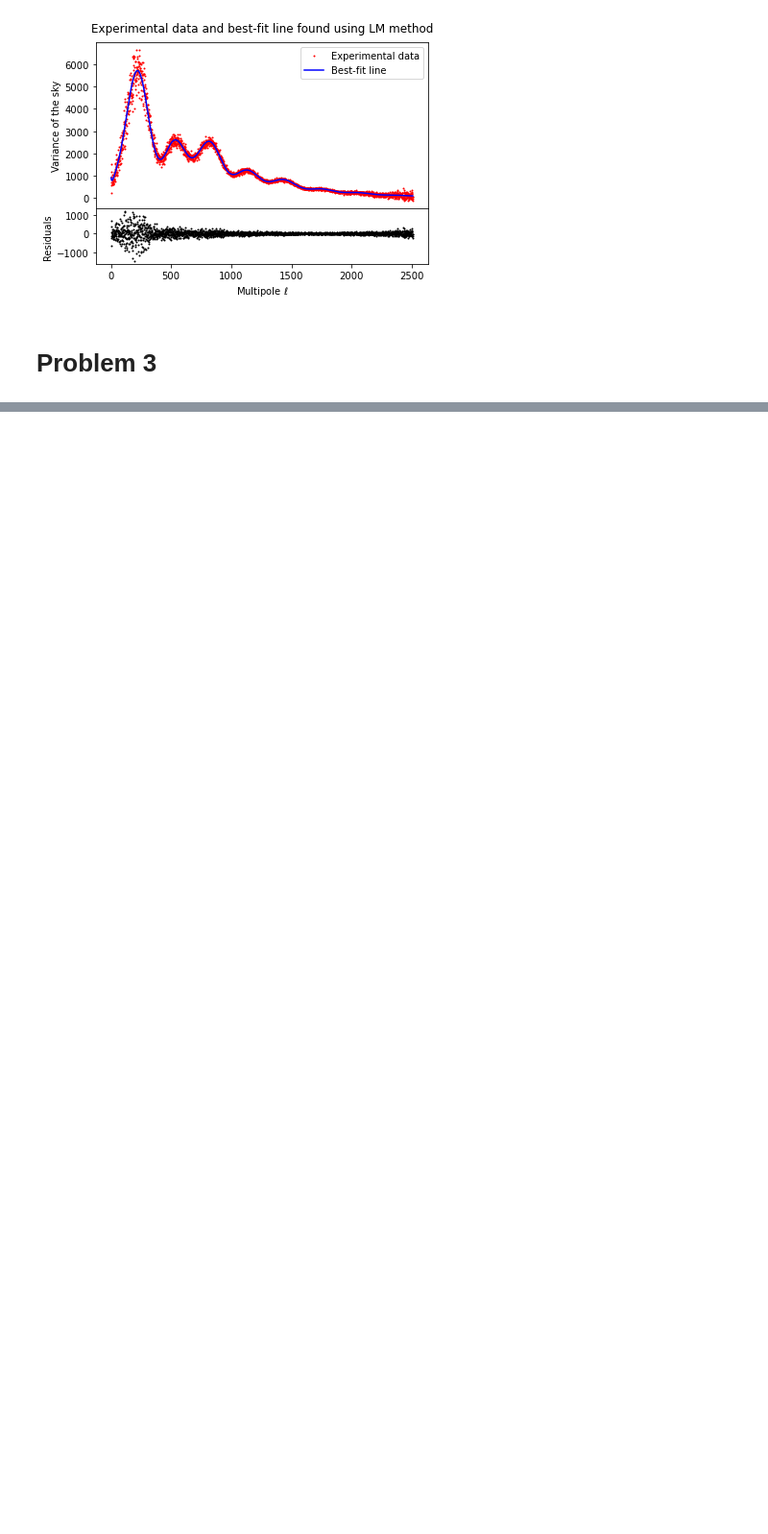
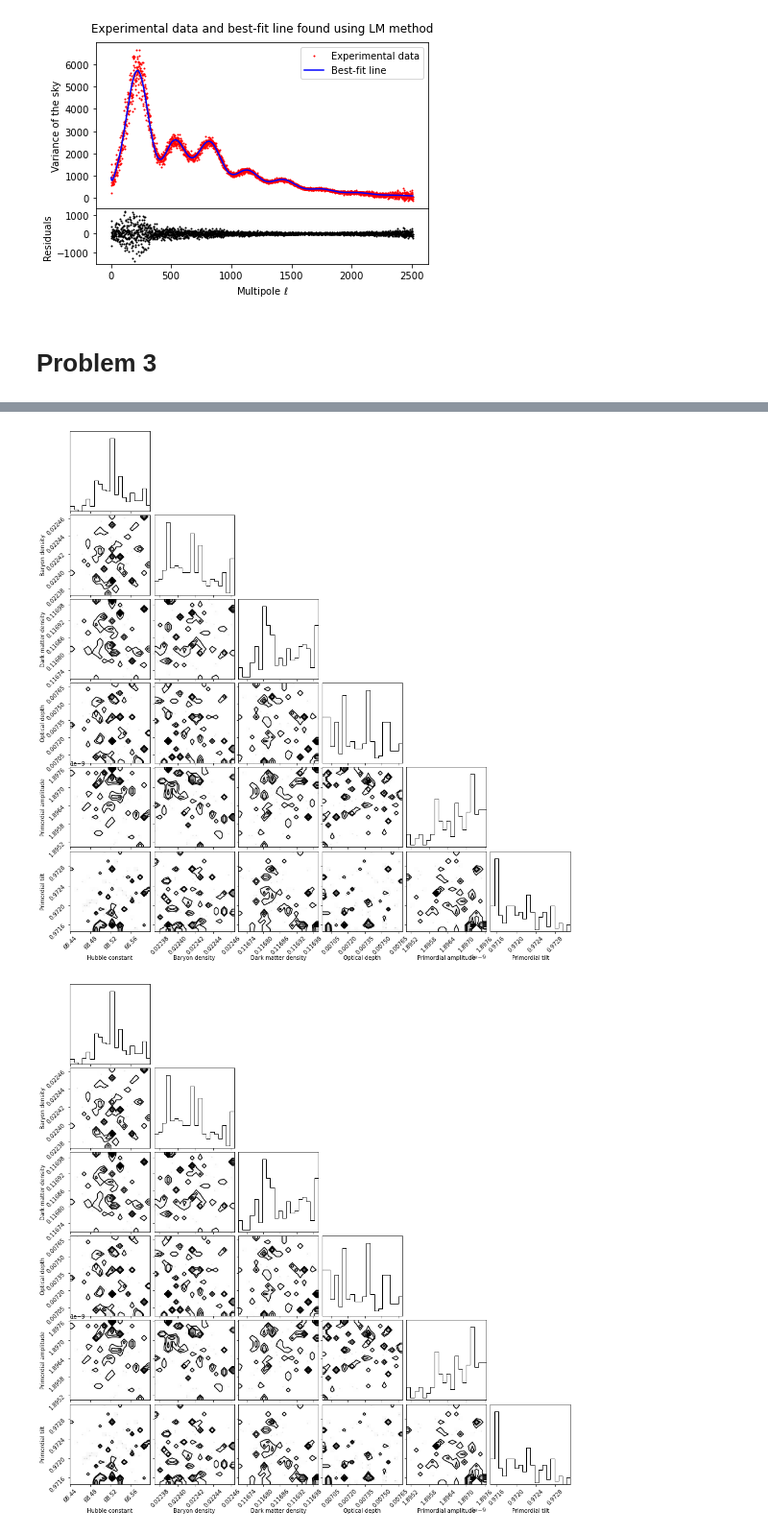
Before and after one commit to baron-de-montblanc/PHYS_512, a Jupyter notebook: problem_sets/ps4/problem_set_4.ipynb, the cells around one changed output, grey strips where cells are left out. Shown: that part at 96% size. Cells and saved outputs as stored; diff of their text form; code cells hidden in the pictures; blank space fills up the shorter version.

```diff
--- a/problem_sets/ps4/problem_set_4.ipynb
+++ b/problem_sets/ps4/problem_set_4.ipynb
@@ -122,7 +124,7 @@ def update_lambda(lamb, success):
     return lamb
 
 
-def fit_lm(fun, params, data, errs, delta, niter=50):
+def fit_lm(fun, params, data, errs, delta, niter=10):
     ''' Adapted from lm_class.py (seen in class) '''
 
     # Initialize noise matrix
@@ -218,7 +220,7 @@ plt.show()
 
 param_errs = np.sqrt(np.diag(curvmat))
 param_name_list = ["Hubble constant","Baryon density","Dark matter density","Optical depth",\
-                   "Primordial amplitude of the spectrum","Primordial tilt of the spectrum"]
+                   "Primordial amplitude","Primordial tilt"]
 
 with open("planck_fit_params.txt",'w') as f:
     f.write("Parameter name\tParameter value\tParameter uncertainty\n")
@@ -246,0 +351,11 @@ $\theta$: model
+# %%
+# Use corner plot to visualize results
+
+theta_collection = np.asarray(theta_collection)
+
+corner.corner(theta_collection, labels=param_name_list)
+plt.savefig("improved_cornerplot.png",dpi=500,bbox_inches='tight')
+plt.show()
+# %% [output]
+[figure, added]
+[figure, added]
```
Also changed, not shown: parts of 6 cells of this notebook.
